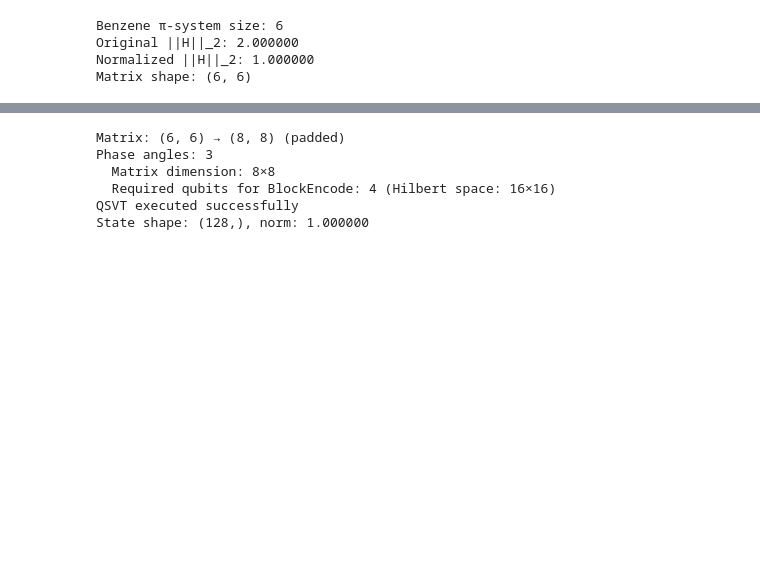
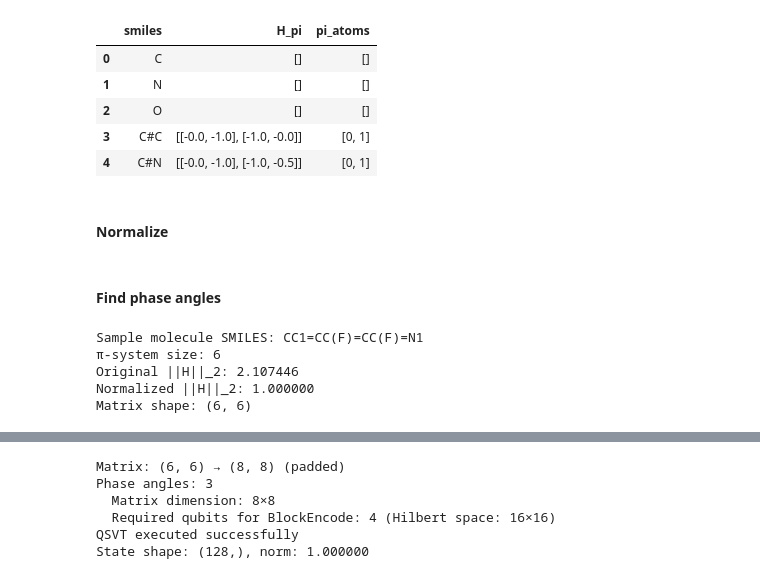
Before and after one commit to parksooojae/q-filter, a Jupyter notebook: notebooks/filtering.ipynb, the cells around one changed output, grey strips where cells are left out. Saved outputs shown, nothing was run; the diff lists cells and outputs as text; code cells hidden in the pictures; blank space fills up the shorter version.

Commit message:
restructured qm9 dataset, fixed parsing, re-wrote testing for filtering functions

```diff
--- a/notebooks/qsvt.ipynb
+++ b/notebooks/filtering.ipynb
@@ -44 +38,15 @@ from rdkit import Chem
+# %%
+# Load the QM9 Hückel Hamiltonian data
+qm9_huckel = pd.read_csv('../qm9_hamiltonians.csv')
+
+qm9_huckel.head()
+# %% [output]
+|  | smiles | H_pi | pi_atoms |
+| 0 | C | [] | [] |
+| 1 | N | [] | [] |
+| 2 | O | [] | [] |
+| 3 | C#C | [[-0.0, -1.0], [-1.0, -0.0]] | [0, 1] |
+| 4 | C#N | [[-0.0, -1.0], [-1.0, -0.5]] | [0, 1] |
+# %% [markdown]
+#### Normalize
 # %%
@@ -50,4 +58,6 @@ def normalize_hamiltonian(H):
     if norm == 0:
         return None
     return H / norm
+# %% [markdown]
+#### Find phase angles
 # %%
@@ -109,25 +106,41 @@ def compute_phase_angles(degree, method="sym_qsp"):
     phases_qsvt = qml.transform_angles(phases_qsp, "QSP", "QSVT")
     return np.array(phases_qsvt)
 # %%
-# Test on benzene: normalize and verify
+# Test on random sample: normalize and verify
 try:
-    smiles_benzene = "c1ccccc1"
-    mol_benzene = Chem.MolFromSmiles(smiles_benzene)
-    mol_benzene = Chem.AddHs(mol_benzene)
-    Chem.SanitizeMol(mol_benzene)
+    # Filter to only molecules with π-systems
+    qm9_with_pi = qm9_huckel[qm9_huckel['pi_atoms'].apply(lambda x: len(ast.literal_eval(x)) > 0)]
 
-    H_pi_benzene, pi_atoms_benzene = build_pi_huckel_hamiltonian(mol_benzene)
-    H_norm_benzene = normalize_hamiltonian(H_pi_benzene)
+    # Take a single random sample from filtered DataFrame
+    sample_row = qm9_with_pi.sample(n=1).iloc[0]
 
-    print(f"Benzene π-system size: {len(pi_atoms_benzene)}")
-    print(f"Original ||H||_2: {np.linalg.norm(H_pi_benzene, ord=2):.6f}")
-    print(f"Normalized ||H||_2: {np.linalg.norm(H_norm_benzene, ord=2):.6f}")
-    print(f"Matrix shape: {H_norm_benzene.shape}")
+    smiles_sample = sample_row['smiles']
+
+    # Parse the H_pi matrix from the DataFrame
+    H_pi_str = sample_row['H_pi']
+    pi_atoms_str = sample_row['pi_atoms']
+
+    # Convert string representations to numpy array and list
+    # Note: H_pi is stored in NumPy's array string format, not Python literal format
+    # We need to fix the format by adding commas between rows
+    H_pi_str_fixed = H_pi_str.replace(']  [', '], [').replace('] [', '], [')
+    H_pi_sample = np.array(ast.literal_eval(H_pi_str_fixed))
+    pi_atoms_sample = ast.literal_eval(pi_atoms_str)
+
+    # Normalize the Hamiltonian
+    H_norm_sample = normalize_hamiltonian(H_pi_sample)
+
+    print(f"Sample molecule SMILES: {smiles_sample}")
+    print(f"π-system size: {len(pi_atoms_sample)}")
+    print(f"Original ||H||_2: {np.linalg.norm(H_pi_sample, ord=2):.6f}")
+    print(f"Normalized ||H||_2: {np.linalg.norm(H_norm_sample, ord=2):.6f}")
+    print(f"Matrix shape: {H_norm_sample.shape}")
 except NameError as e:
-    print(f"Note: RDKit functions not available. This cell requires earlier cells to run first.")
+    print(f"Required data not available. Make sure qm9_huckel DataFrame is loaded properly.")
 # %% [output]
-Benzene π-system size: 6
-Original ||H||_2: 2.000000
+Sample molecule SMILES: CC1=CC(F)=CC(F)=N1
+π-system size: 6
+Original ||H||_2: 2.107446
 Normalized ||H||_2: 1.000000
 Matrix shape: (6, 6)
 # %%
```
Also changed, not shown: parts of 15 cells of this notebook, 2 other files.
